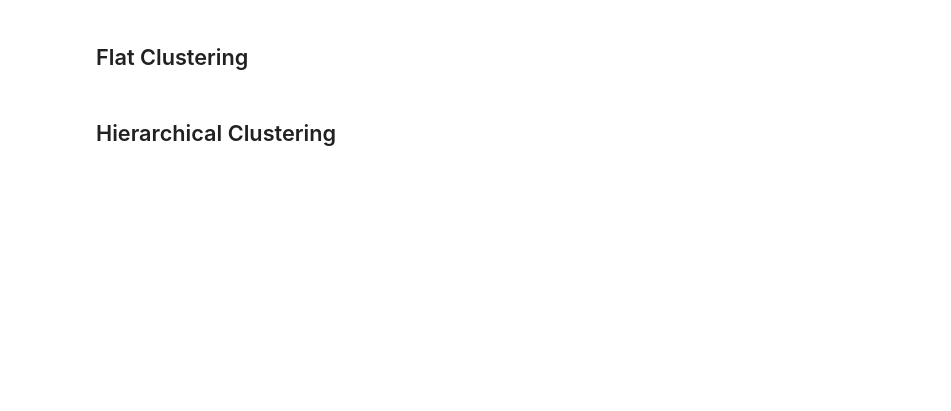
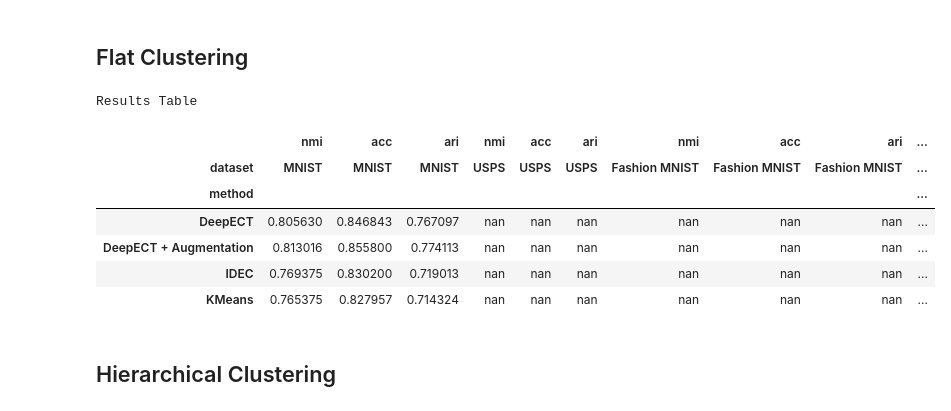
Before and after one commit to julianSchilcher/LMU_Master_Practical_SoSe24, a Jupyter notebook: practical/DeepClustering/DeepECT/deepect.ipynb, the cells around one changed output. Cells and saved outputs as stored; diff of their text form; code cells hidden in the pictures; blank space fills up the shorter version.

```diff
--- a/practical/DeepClustering/DeepECT/deepect.ipynb
+++ b/practical/DeepClustering/DeepECT/deepect.ipynb
@@ -39,25 +84,34 @@ flat_reuters, hierarchical_reuters = evaluate(
 # %% [markdown]
 ## Flat Clustering
 # %%
-flat_combined_df = pd.concat([flat_mnist, flat_usps, flat_fashion, flat_reuters], ignore_index=True)
+flat_combined_df = pd.concat([flat_mnist], ignore_index=True)
 # Pivot the DataFrame to match the desired format
 pivot_df = flat_combined_df.pivot(index='method', columns='dataset', values=['nmi', 'acc', 'ari'])
 
 # Reorder the columns to match the order in the image
 pivot_df = pivot_df.reindex(columns=[('nmi', DatasetType.MNIST.value), ('acc', DatasetType.MNIST.value), ('ari', DatasetType.MNIST.value),
                                      ('nmi', DatasetType.USPS.value), ('acc', DatasetType.USPS.value), ('ari', DatasetType.USPS.value),
                                      ('nmi', DatasetType.FASHION_MNIST.value), ('acc', DatasetType.FASHION_MNIST.value), ('ari', DatasetType.FASHION_MNIST.value),
                                      ('nmi', DatasetType.REUTERS.value), ('acc', DatasetType.REUTERS.value), ('ari', DatasetType.REUTERS.value)])
 
 
 # For Jupyter Notebook display with better formatting
 pivot_df.style.set_table_styles([
     {'selector': 'thead th', 'props': [('background-color', '#f7f7f9'),
                                        ('color', '#333'),
                                        ('border', '1px solid #ddd')]},
     {'selector': 'tbody tr:nth-child(even)', 'props': [('background-color', '#f9f9f9'), ('color', '#333')]},
     {'selector': 'tbody tr:nth-child(odd)', 'props': [('background-color', '#fff'), ('color', '#333') ]}
 ]).set_caption("Results Table")
+# %% [output]
+Results Table
+|  | nmi | acc | ari | nmi | acc | ari | nmi | acc | ari | ... |
+| dataset | MNIST | MNIST | MNIST | USPS | USPS | USPS | Fashion MNIST | Fashion MNIST | Fashion MNIST | ... |
+| method |  |  |  |  |  |  |  |  |  | ... |
+| DeepECT | 0.805630 | 0.846843 | 0.767097 | nan | nan | nan | nan | nan | nan | ... |
+| DeepECT + Augmentation | 0.813016 | 0.855800 | 0.774113 | nan | nan | nan | nan | nan | nan | ... |
+| IDEC | 0.769375 | 0.830200 | 0.719013 | nan | nan | nan | nan | nan | nan | ... |
+| KMeans | 0.765375 | 0.827957 | 0.714324 | nan | nan | nan | nan | nan | nan | ... |
 # %% [markdown]
 ## Hierarchical Clustering
 # %%
```
Also changed, not shown: parts of 3 cells of this notebook, 1 other file.
